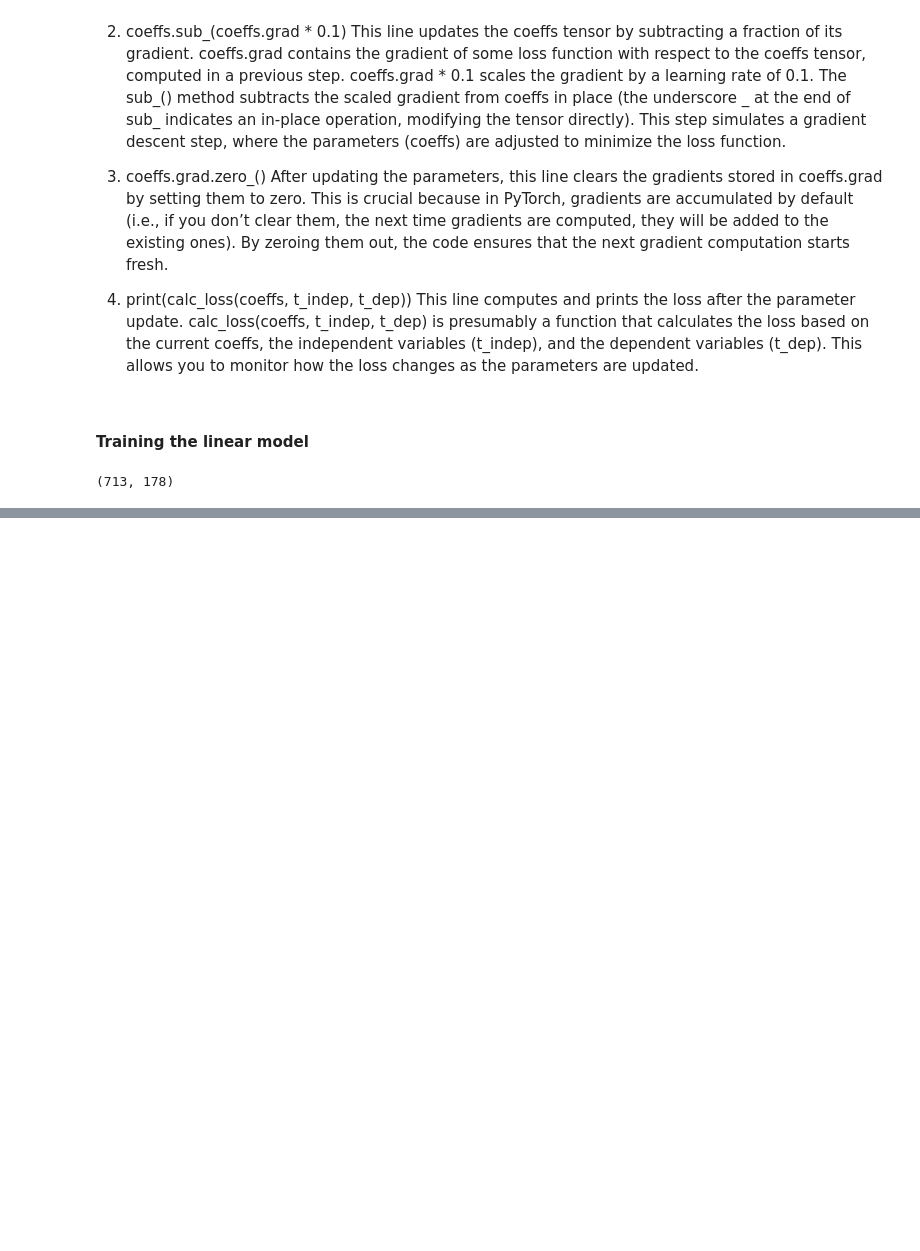
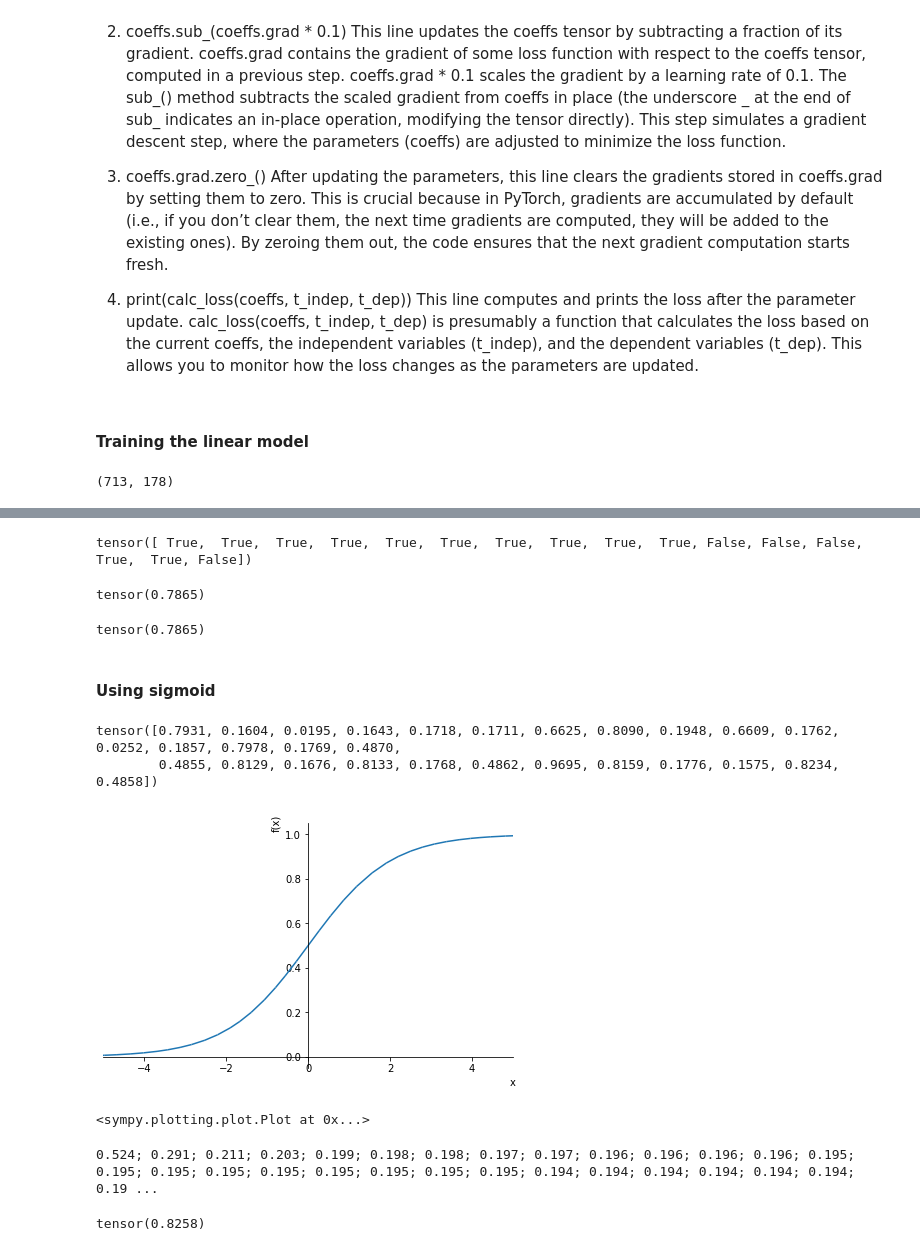
Before and after one commit to HagarMostafa/NNFromScratch, a Jupyter notebook: NN.ipynb, the cells around one changed output, grey strips where cells are left out. Drawn from its saved outputs; the diff is of its cells as text; code cells hidden in the pictures; blank space fills up the shorter version.

```diff
--- a/NN.ipynb
+++ b/NN.ipynb
@@ -318,0 +359,27 @@ def one_epoch(coeffs, lr):
+# %%
+results = val_dep.bool()==(preds>0.5)
+results[:16]
+# %% [output]
+tensor([ True,  True,  True,  True,  True,  True,  True,  True,  True,  True, False, False, False,  True,  True, False])
+# %%
+results.float().mean()
+# %% [output]
+tensor(0.7865)
+# %%
+def acc(coeffs): return (val_dep.bool()==(calc_preds(coeffs, val_indep)>0.5)).float().mean()
+acc(coeffs)
+# %% [output]
+tensor(0.7865)
+# %% [markdown]
+#### Using sigmoid
+# %%
+preds[:28]
+# %% [output]
+tensor([0.7931, 0.1604, 0.0195, 0.1643, 0.1718, 0.1711, 0.6625, 0.8090, 0.1948, 0.6609, 0.1762, 0.0252, 0.1857, 0.7978, 0.1769, 0.4870,
+        0.4855, 0.8129, 0.1676, 0.8133, 0.1768, 0.4862, 0.9695, 0.8159, 0.1776, 0.1575, 0.8234, 0.4858])
+# %%
+import sympy
+sympy.plot("1/(1+exp(-x))", xlim=(-5,5))
+# %% [output]
+[figure, added]
+<sympy.plotting.plot.Plot at 0x...>
@@ -318,0 +388,8 @@ def one_epoch(coeffs, lr):
+# %%
+coeffs = train_model(lr=100)
+# %% [output]
+0.524; 0.291; 0.211; 0.203; 0.199; 0.198; 0.198; 0.197; 0.197; 0.196; 0.196; 0.196; 0.196; 0.195; 0.195; 0.195; 0.195; 0.195; 0.195; 0.195; 0.195; 0.195; 0.194; 0.194; 0.194; 0.194; 0.194; 0.194; 0.19 ...
+# %%
+acc(coeffs)
+# %% [output]
+tensor(0.8258)
```
Also changed, not shown: parts of 23 cells of this notebook, 1 other file.
